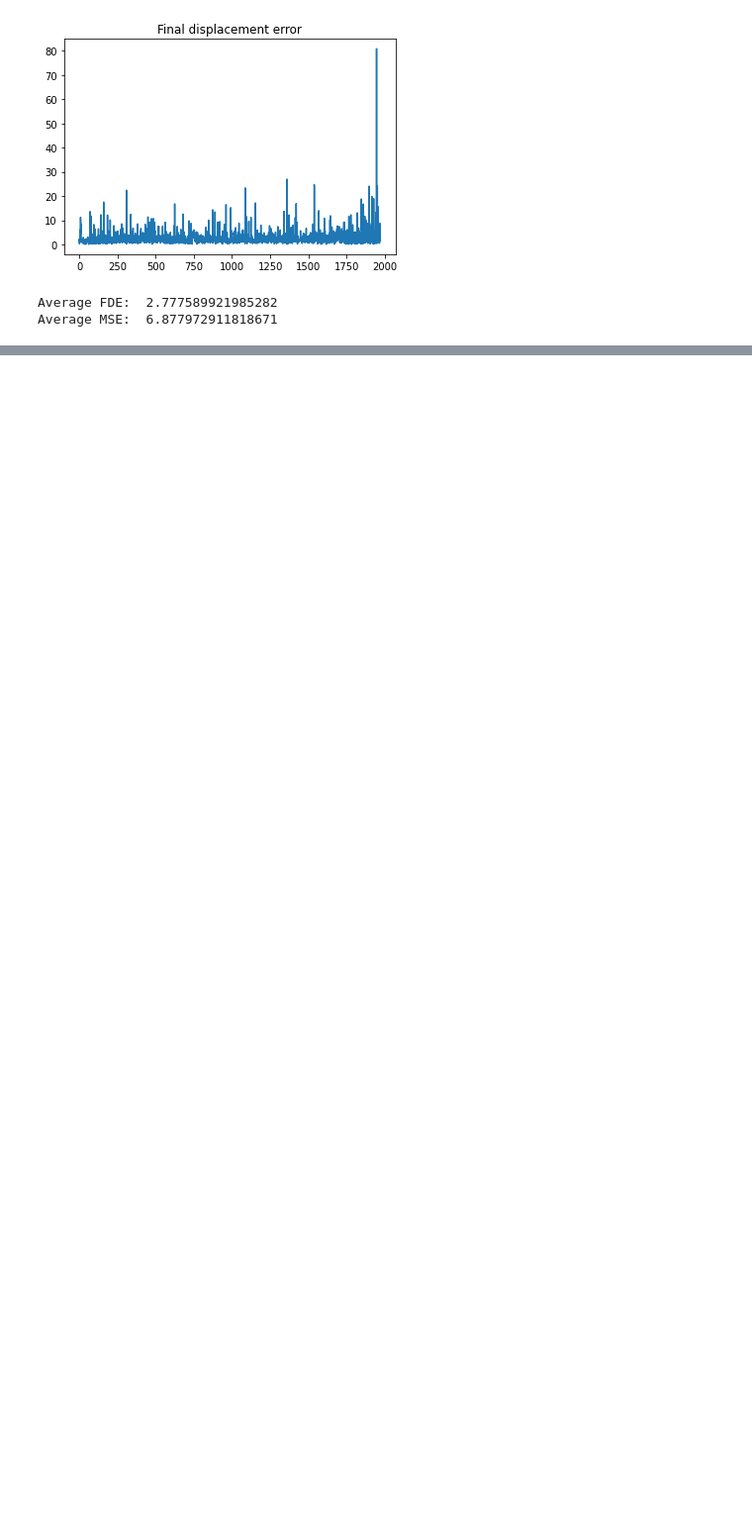
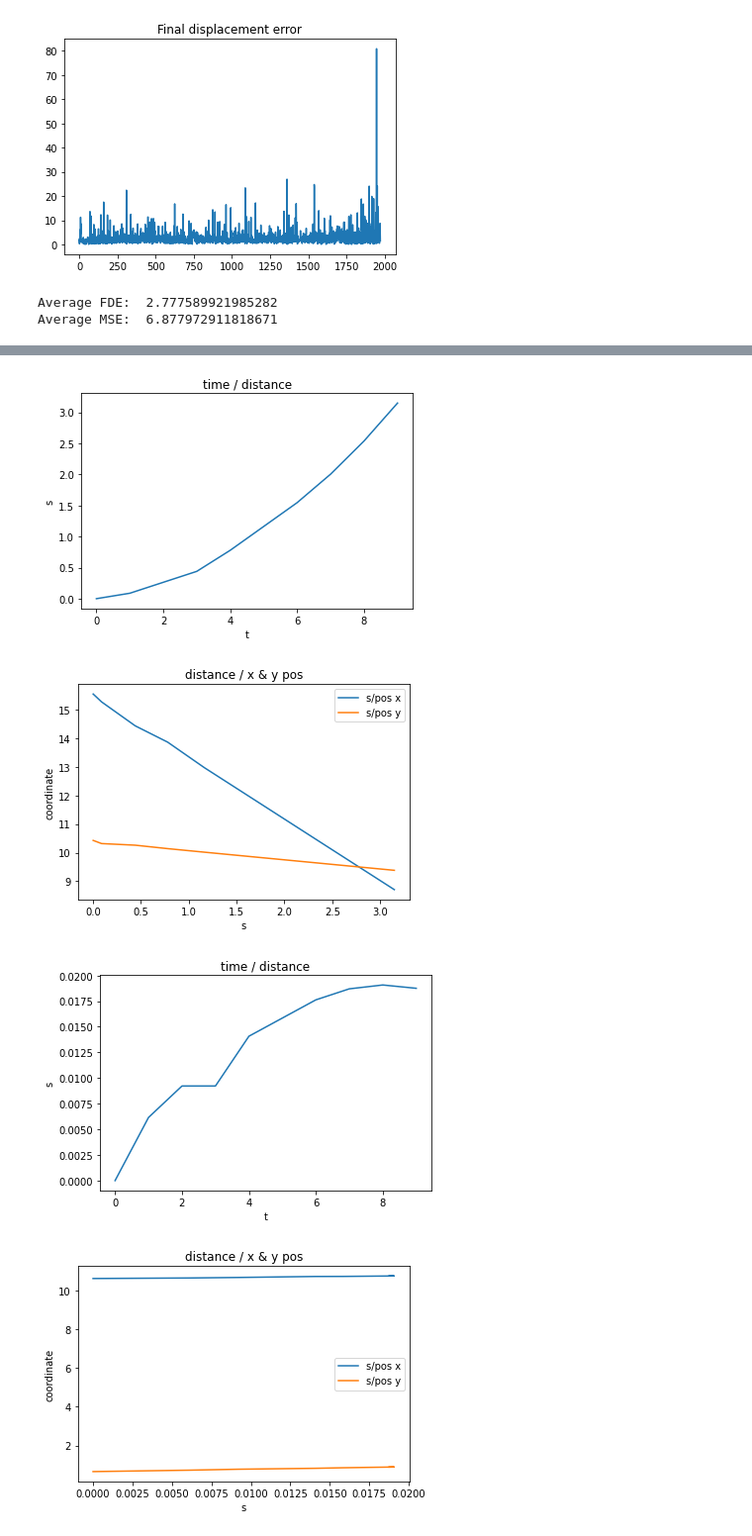
Before and after one commit to karlriis/trajectory-forecasting, a Jupyter notebook: Edinburgh-more-complex-linear-fitting.ipynb, the cells around one changed output, grey strips where cells are left out. Shown at 99% size. Cells and saved outputs as stored; diff of their text form; code cells hidden in the pictures; blank space fills up the shorter version.

Commit message:
add validations for relationships between fitted parameters

```diff
--- a/Edinburgh-more-complex-linear-fitting.ipynb
+++ b/Edinburgh-more-complex-linear-fitting.ipynb
@@ -199,5 +199,5 @@ s<sub>i</sub> = s<sub>i-1</sub> + v<sub>i-1</sub>
 # %%
-def lin_reg_t_to_v(data, agent_id, step, plot_data=False):
+def lin_reg_t_to_v(data, agent_id, step, plot_data=False, plot_validation_data=False):
     # Generate 'seen' and 'unseen' data
     sample_pos_x, sample_pos_y, test_pos_x, test_pos_y = generate_data(data, 0, agent_id, step)
     sample_vel = [(sample_pos_x[i]-sample_pos_x[i-1])**2 + (sample_pos_y[i]-sample_pos_y[i-1])**2 for i in range(1, len(sample_pos_x))]
@@ -222,6 +222,8 @@ def lin_reg_t_to_v(data, agent_id, step, plot_data=False):
     test_s = [train_s[-1] + pred_vel[0]]
     for i in range(1, len(sample_vel)+1):
         test_s.append(test_s[i-1] + pred_vel[i-1]) # using pred_vel[0] twice in essence (how to avoid this with 8 velocities and 10 distances in total?)
+    # perhaps predicting the velocity for the last train point as well?
+
 
     # OLS s_x -> x; s_y -> y
     fitted_x = LinearRegression().fit(np.array(train_s).reshape(-1,1), sample_pos_x)
@@ -234,6 +236,21 @@ def lin_reg_t_to_v(data, agent_id, step, plot_data=False):
     # Plotting
     if (plot_data):
         plot_predictions(sample_pos_x, sample_pos_y, test_pos_x, test_pos_y, pred_x, pred_y)
+
+    if (plot_validation_data):
+        plt.plot(np.append(time_range_train, time_range_pred), np.append(train_s, test_s))
+        plt.title("time / distance")
+        plt.xlabel("t")
+        plt.ylabel("s")
+        plt.show()
+
+        plt.plot(np.append(train_s, test_s), np.append(sample_pos_x, pred_x), label="s/pos x")
+        plt.plot(np.append(train_s, test_s), np.append(sample_pos_y, pred_y), label="s/pos y")
+        plt.legend()
+        plt.title("distance / x & y pos")
+        plt.xlabel("s")
+        plt.ylabel("coordinate")
+        plt.show()
 
     # Error calculation
     FDE, MSE = calculate_error(pred_x, pred_y, test_pos_x, test_pos_y)
@@ -279,0 +297,9 @@ for i in agent_ids[:20]:
+# %%
+# validating the dependencies between t / s (graph should be parabolic) and s / x & s / y (should be linear)
+for i in agent_ids[:20]:
+    lin_reg_t_to_v(data, agent_id=i, step=NUM_OF_STEPS, plot_validation_data=True)
+# %% [output]
+[figure, added]
+[figure, added]
+[figure, added]
+[figure, added]
```
Also changed, not shown: parts of 5 cells of this notebook.
